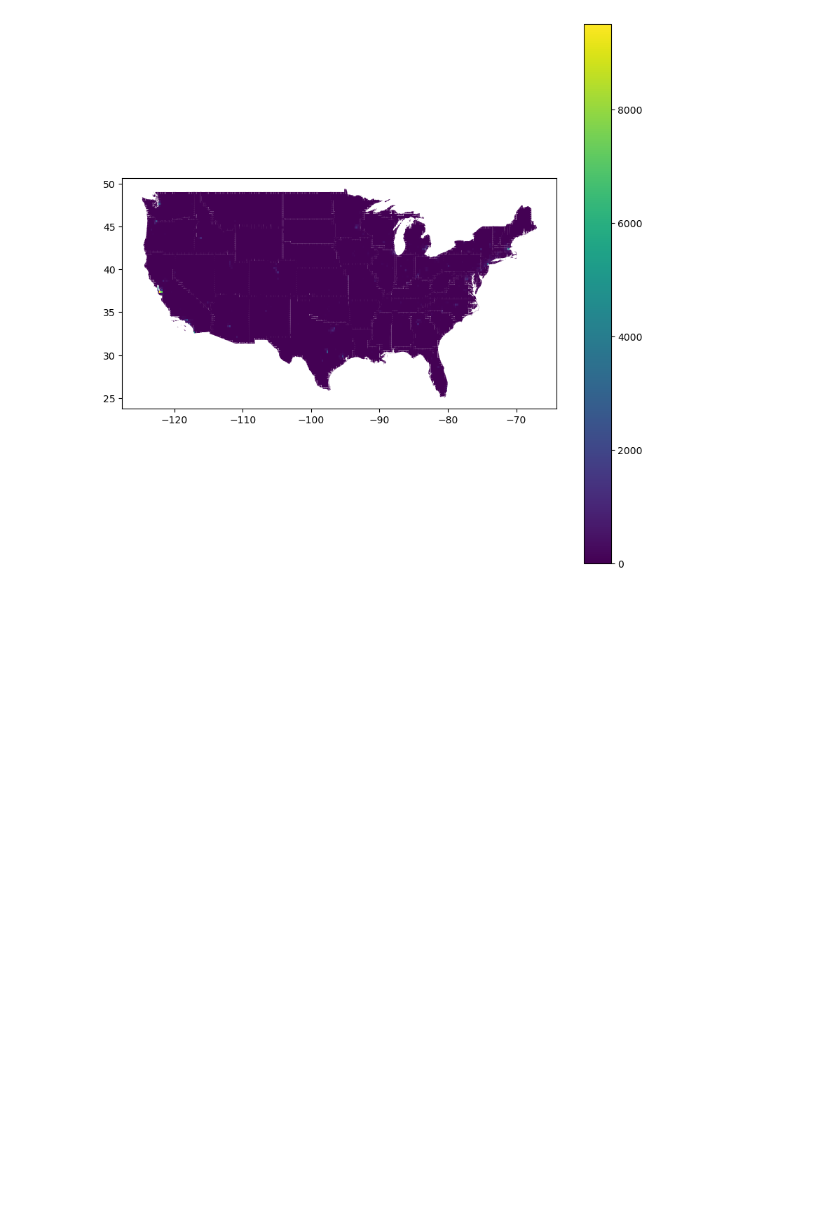
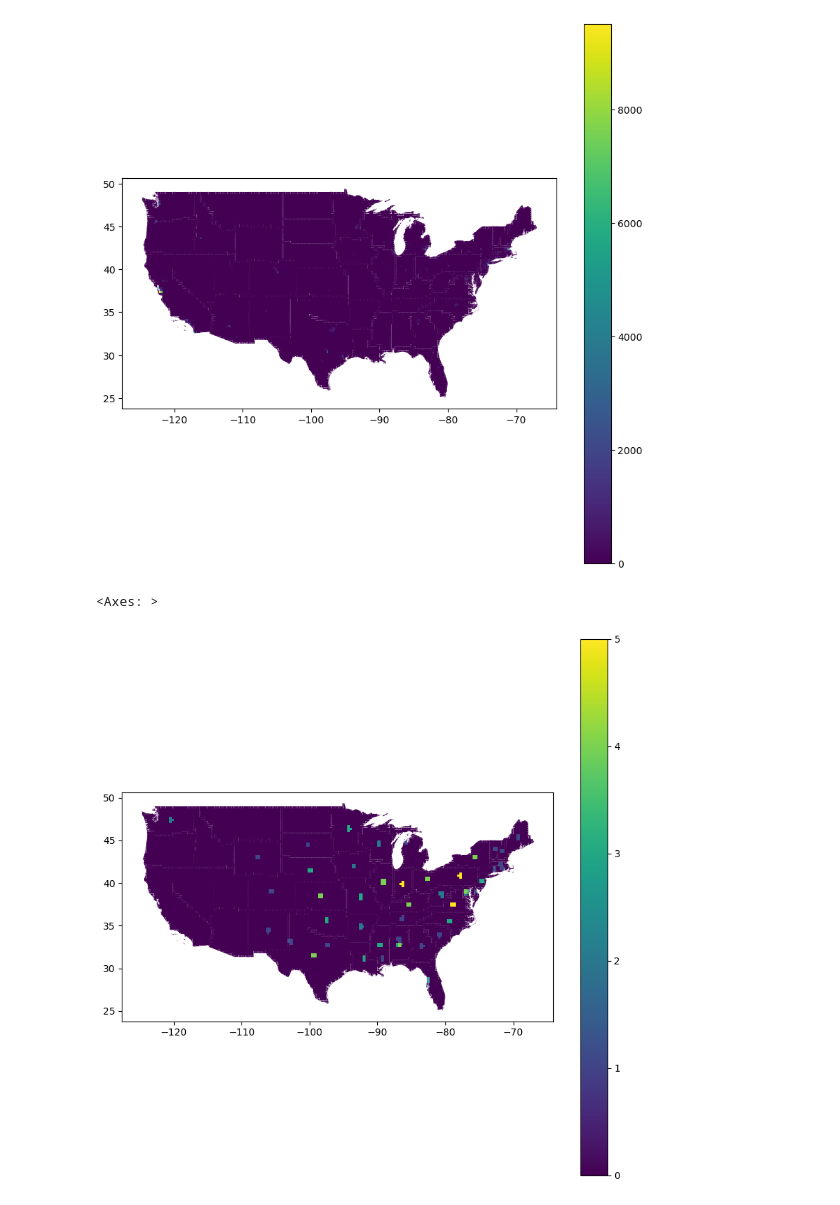
Before and after one commit to koacow/glob-s-RA, a Jupyter notebook: patents/grid_control_outcome/merge_grid_controls_innovation.ipynb, the cells around one changed output. Cells and saved outputs as stored; diff of their text form; code cells hidden in the pictures; blank space fills up the shorter version.

Commit message:
added disaster control variables to grid panel dataset

```diff
--- a/patents/grid_control_outcome/merge_grid_controls_innovation.ipynb
+++ b/patents/grid_control_outcome/merge_grid_controls_innovation.ipynb
@@ -44,3 +44,9 @@ counties
 | 3231 | 29099 | POLYGON ((-90.7628 38.29555, -90.... |
 | 3232 | 13307 | POLYGON ((-84.65501 31.96153, -84... |
 3233 rows × 2 columns
+# %%
+# 1.3 Load grid disaster exposure data
+grid_disasters = pd.read_parquet(
+    "/Users/koacow/repos/glob-s-RA/patents/grid_panel/data/grid_disaster_panel.parquet"
+)
+grid_disasters
@@ -307,6 +327,10 @@ full_grid_panel = (
         grid_controls,
         on=["grid_id", "year"],
         how="left"
+    ).merge(
+        grid_disasters,
+        on=["grid_id", "year"],
+        how="left"
     )
 )
 full_grid_panel
@@ -354,6 +380,9 @@ innovation_cols = [
     "mean_entropy_score"
 ]
 full_grid_panel[innovation_cols] = full_grid_panel[innovation_cols].fillna(0)
+
+# 5.2 Fill disaster hit and count variables with 0
+full_grid_panel[["hit", "count"]] = full_grid_panel[["hit", "count"]].fillna(0)
 # %%
 # 5.2 Interpolate county control variables
 full_grid_panel = full_grid_panel.sort_values(by=["grid_id", "year"])
@@ -501,3 +532,17 @@ num_patents_geo.plot(column="num_patents", cmap="viridis", legend=True, figsize=
 # %% [output]
 <Axes: >
 [figure]
+# %%
+hurricane_sandy_geo = full_grid_panel[full_grid_panel["year"] == 2012][["grid_id", "hit", "count"]].merge(
+    grids[["grid_id", "geometry"]],
+    on="grid_id"
+)
+hurricane_sandy_geo = gpd.GeoDataFrame(
+    hurricane_sandy_geo,
+    geometry=hurricane_sandy_geo["geometry"],
+    crs="EPSG:4326"
+)
+hurricane_sandy_geo.plot(column="count", cmap="viridis", legend=True, figsize=(10, 10), edgecolor=None)
+# %% [output]
+<Axes: >
+[figure, added]
```
Also changed, not shown: parts of 5 cells of this notebook.
